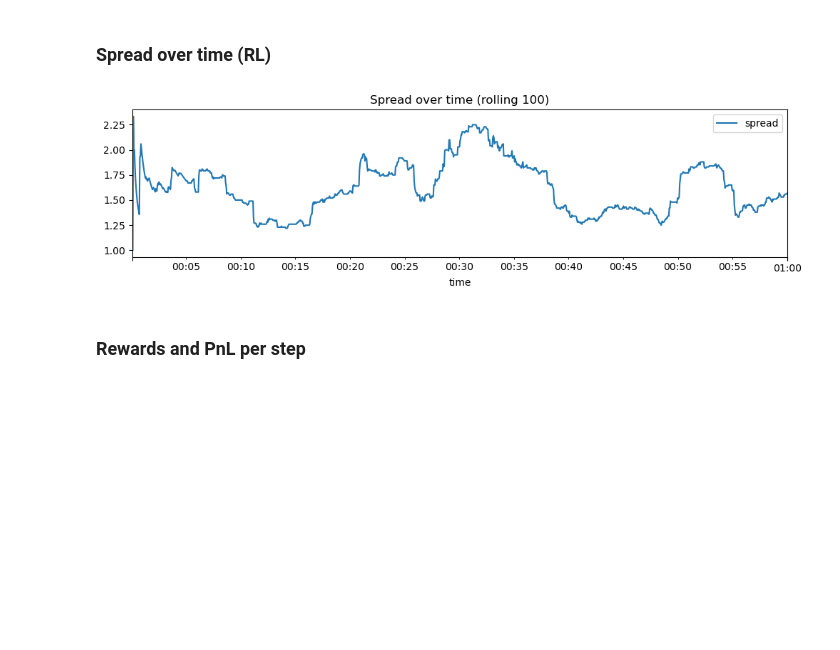
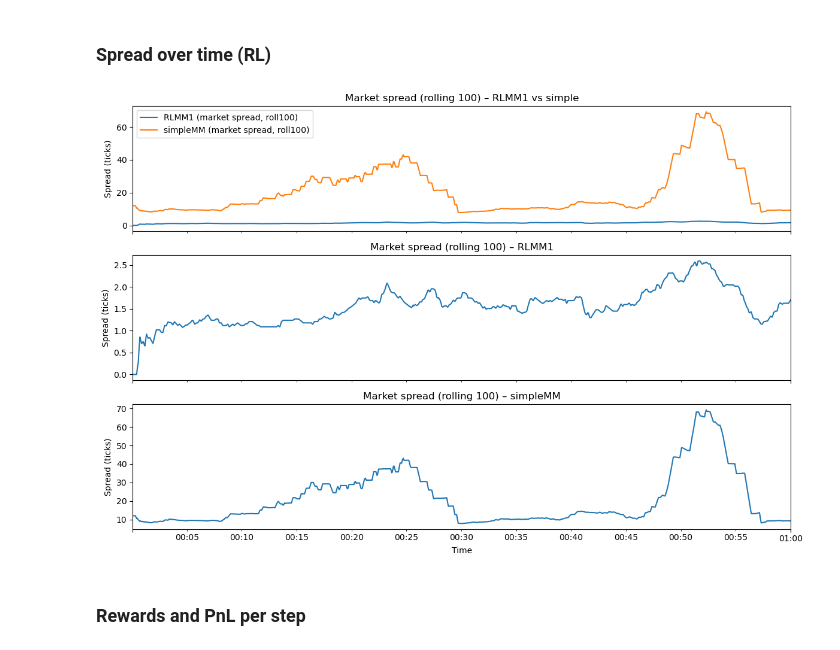
Before and after one commit to SalimBennouna/rl-for-mm-orcse4529, a Jupyter notebook: notebooks/RLMM1_analysis.ipynb, the cells around one changed output. Cells and saved outputs as stored; diff of their text form; code cells hidden in the pictures; blank space fills up the shorter version.

```diff
--- a/notebooks/RLMM1_analysis.ipynb
+++ b/notebooks/RLMM1_analysis.ipynb
@@ -332,14 +332,48 @@ else:
 # %% [markdown]
 ### Spread over time (RL)
-# %%
-if rl_state is not None and not rl_state.empty and 'spread' in rl_state.columns:
-    spread_smoothed = rl_state['spread'].rolling(window=100, min_periods=1).mean()
-    spread_smoothed.plot(figsize=(10, 3), title='Spread over time (rolling 100)', legend=True)
-    plt.tight_layout()
-else:
-    print('No spread data found in RL STATE events')
-# %% [output]
-[figure, removed]
+# %%
+from pathlib import Path
+
+def market_spread_roll(log_dir: Path, pattern: str, label: str, window=100):
+    files = sorted(log_dir.glob(pattern))
+    if not files:
+        print(f'No {pattern} found in {log_dir}')
+        return None
+    log = pd.read_pickle(files[0])
+    state_rows = log[log['EventType'] == 'STATE']
+    if state_rows.empty:
+        print(f'No STATE events in {files[0].name}')
+        return None
+    df = pd.DataFrame(list(state_rows['Event'])).set_index('time')
+    df.index = pd.to_datetime(df.index)
+    if 'spread' not in df.columns:
+        print(f"No 'spread' field in {files[0].name}")
+        return None
+    return df['spread'].rolling(window=window, min_periods=1).mean().rename(label)
+
+rl_spread = market_spread_roll(params['log_dir'], 'RL_MM1_*.bz2', 'RLMM1 (market spread, roll100)')
+simple_spread = market_spread_roll(params['simple_log_dir'], 'SIMPLE_MM_*.bz2', 'simpleMM (market spread, roll100)')
+
+series = [s for s in [rl_spread, simple_spread] if s is not None]
+if series:
+    df = pd.concat(series, axis=1).sort_index()
+
+    fig, axes = plt.subplots(3, 1, figsize=(12, 8), sharex=True)
+
+    df.plot(ax=axes[0], title='Market spread (rolling 100) – RLMM1 vs simple', legend=True)
+    if rl_spread is not None:
+        df[['RLMM1 (market spread, roll100)']].plot(ax=axes[1], title='Market spread (rolling 100) – RLMM1', legend=False)
+    if simple_spread is not None:
+        df[['simpleMM (market spread, roll100)']].plot(ax=axes[2], title='Market spread (rolling 100) – simpleMM', legend=False)
+
+    for ax in axes:
+        ax.set_ylabel('Spread (ticks)')
+    axes[-1].set_xlabel('Time')
+    plt.tight_layout()
+else:
+    print('No spread data found to plot')
+# %% [output]
+[figure, added]
 # %% [markdown]
 ### Rewards and PnL per step
 # %%
```
Also changed, not shown: parts of 8 cells of this notebook, 1 other file.
